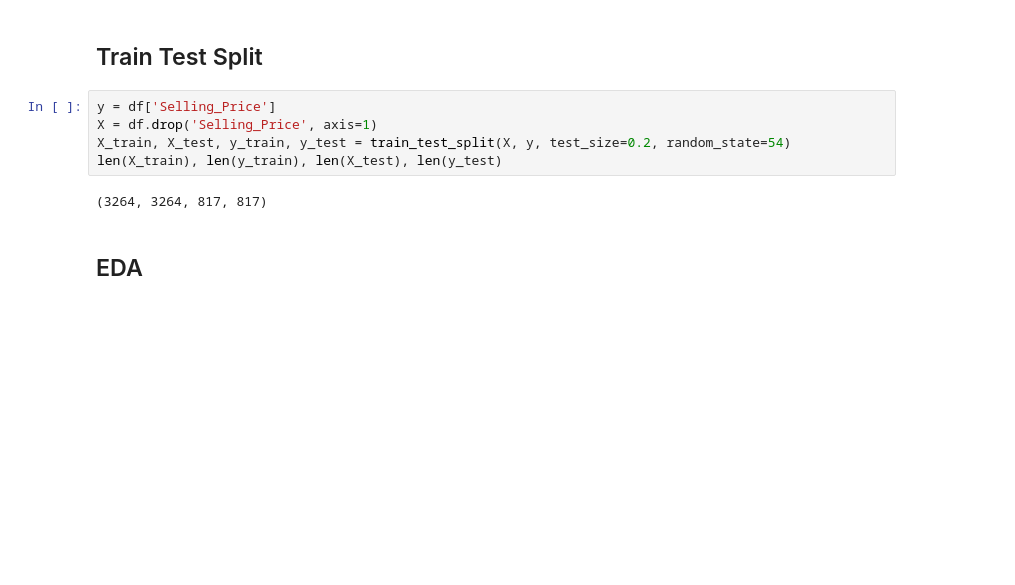
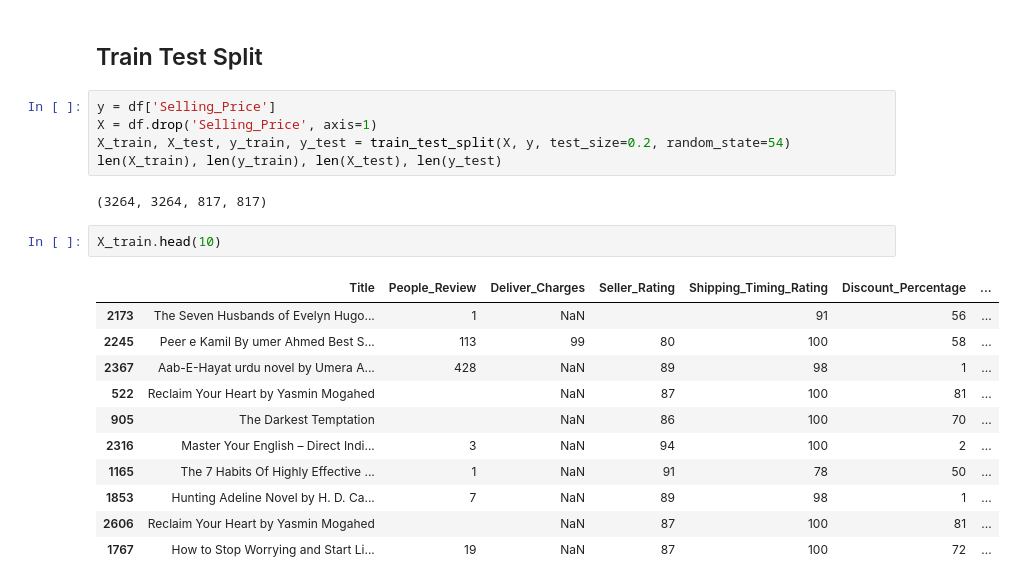
Before and after one commit to Iqbalqaisrani962/BooksPriceDetection, a Jupyter notebook: MLCode.ipynb, the cells around one changed output. Drawn from its saved outputs; the diff is of its cells as text; blank space fills up the shorter version.

```diff
--- a/MLCode.ipynb
+++ b/MLCode.ipynb
@@ -72,8 +181,20 @@ X_train, X_test, y_train, y_test = train_test_split(X, y, test_size=0.2, random_
 len(X_train), len(y_train), len(X_test), len(y_test)
 # %% [output]
 (3264, 3264, 817, 817)
-# %% [markdown]
-## EDA
+# %%
+X_train.head(10)
+# %% [output]
+|  | Title | People_Review | Deliver_Charges | Seller_Rating | Shipping_Timing_Rating | Discount_Percentage | ... |
+| 2173 | The Seven Husbands of Evelyn Hugo... | 1 | NaN |  | 91 | 56 | ... |
+| 2245 | Peer e Kamil By umer Ahmed Best S... | 113 | 99 | 80 | 100 | 58 | ... |
+| 2367 | Aab-E-Hayat urdu novel by Umera A... | 428 | NaN | 89 | 98 | 1 | ... |
+| 522 | Reclaim Your Heart by Yasmin Mogahed |  | NaN | 87 | 100 | 81 | ... |
+| 905 | The Darkest Temptation |  | NaN | 86 | 100 | 70 | ... |
+| 2316 | Master Your English – Direct Indi... | 3 | NaN | 94 | 100 | 2 | ... |
+| 1165 | The 7 Habits Of Highly Effective ... | 1 | NaN | 91 | 78 | 50 | ... |
+| 1853 | Hunting Adeline Novel by H. D. Ca... | 7 | NaN | 89 | 98 | 1 | ... |
+| 2606 | Reclaim Your Heart by Yasmin Mogahed |  | NaN | 87 | 100 | 81 | ... |
+| 1767 | How to Stop Worrying and Start Li... | 19 | NaN | 87 | 100 | 72 | ... |
 # %%
 X_train.info()
 # %% [output]
```
Also changed, not shown: parts of 24 cells of this notebook.
